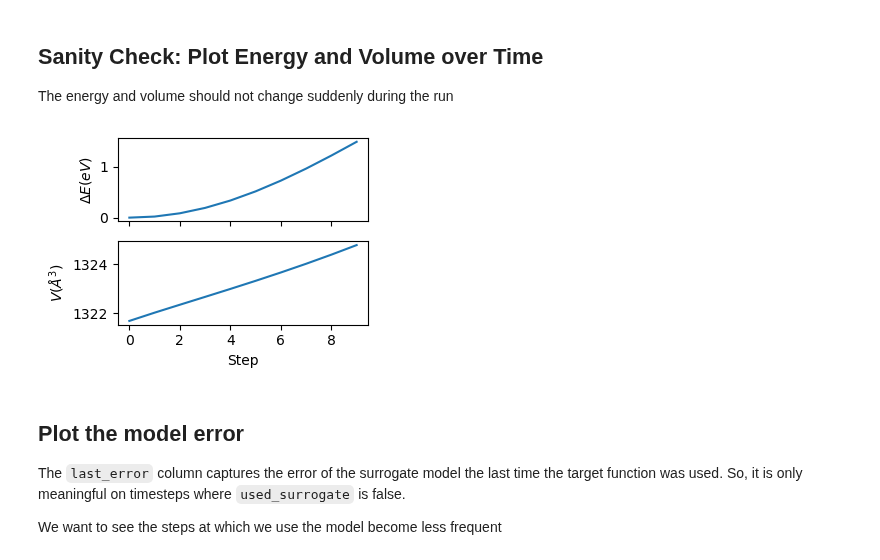
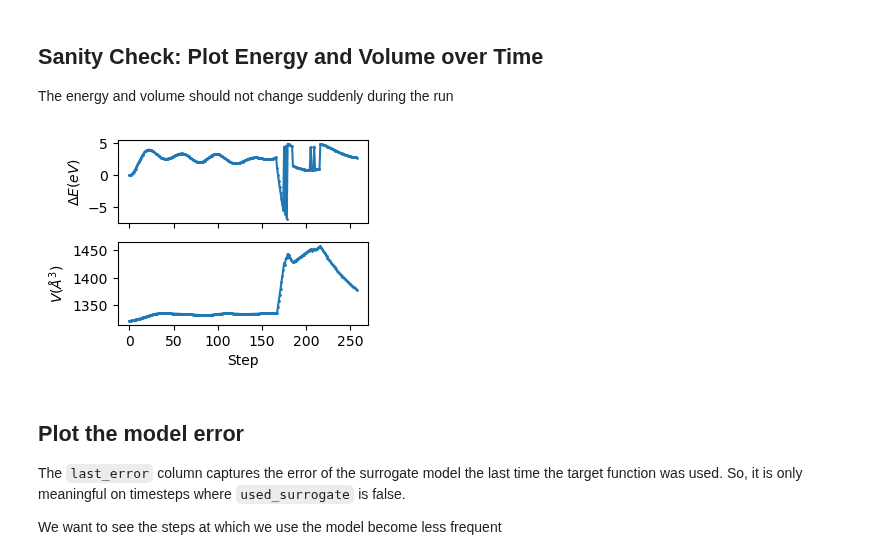
Before and after one commit to globus-labs/cascade, a Jupyter notebook: 2_proxima/1_evaluate-performance.ipynb, the cells around one changed output. Saved outputs shown, nothing was run; the diff lists cells and outputs as text; code cells hidden in the pictures.

```diff
--- a/2_proxima/1_evaluate-performance.ipynb
+++ b/2_proxima/1_evaluate-performance.ipynb
@@ -12,7 +16,7 @@ import json
 # %% [markdown]
 Configuration
 # %%
-run_dir: str = './runs/si-vacancy-2x2x2-blyp-temp=800.0-method=blyp-d54148b7/'
+run_dir = 'runs/si-vacancy-2x2x2-blyp-temp=800.0-method=blyp-021452d0/'
 # %%
 run_dir = Path(run_dir)
 params = json.loads((run_dir / 'params.json').read_text())
@@ -35,20 +39,20 @@ The energy and volume should not change suddenly during the run
 # %%
 fig, axs = plt.subplots(2, 1, figsize=(3.5, 2.6), sharex=True)
 
 ax = axs[0]
-ax.plot(data.index, data['energy'] - data['energy'].iloc[0], '-')
+ax.plot(data.index, data['energy'] - data['energy'].iloc[0], '-o', ms=1)
 ax.set_ylabel('$\\Delta E (eV)$')
 
 ax = axs[1]
-ax.plot(data.index, data['volume'], '-')
+ax.plot(data.index, data['volume'], '-o', ms=1)
 ax.set_ylabel('$V (\\AA^3)$')
 
 ax.set_xlim(ax.get_xlim())
 ax.set_xlabel('Step')
 
 fig.tight_layout()
 # %% [output]
-[figure, old version]
+[figure, new version]
 # %% [markdown]
 ## Plot the model error
 The `last_error` column captures the error of the surrogate model the last time the target function was used. So, it is only meaningful on timesteps where `used_surrogate` is false.
```
Also changed, not shown: parts of 19 cells of this notebook, 5 other files.
